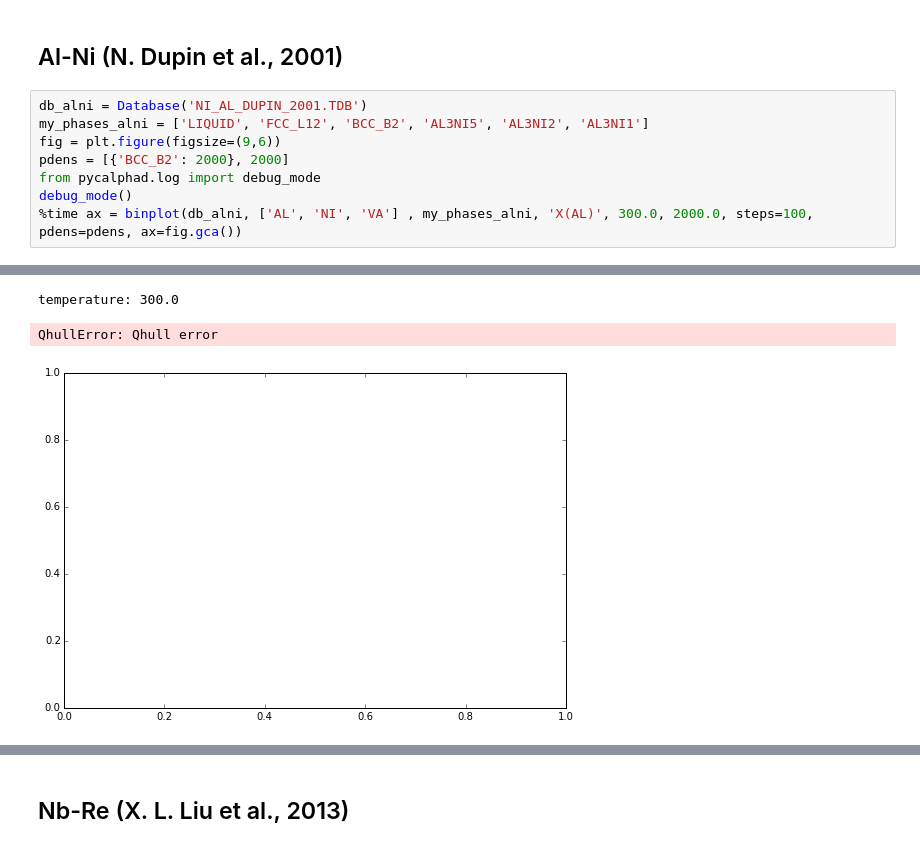
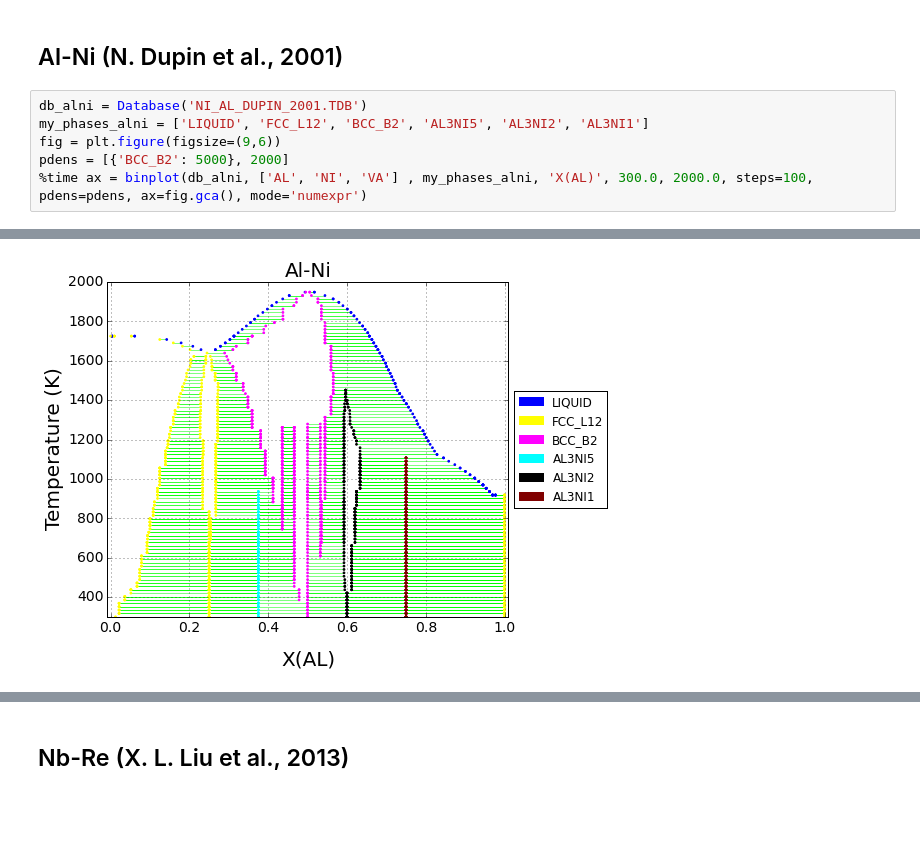
Before and after one commit to pycalphad/pycalphad, a Jupyter notebook: examples/BinaryExamples.ipynb, the cells around one changed output, grey strips where cells are left out. Cells and saved outputs as stored; diff of their text form; blank space fills up the shorter version.

```diff
--- a/examples/BinaryExamples.ipynb
+++ b/examples/BinaryExamples.ipynb
@@ -42,8 +43,6 @@ Wall time: 57.9 s
 db_alni = Database('NI_AL_DUPIN_2001.TDB')
 my_phases_alni = ['LIQUID', 'FCC_L12', 'BCC_B2', 'AL3NI5', 'AL3NI2', 'AL3NI1']
 fig = plt.figure(figsize=(9,6))
-pdens = [{'BCC_B2': 2000}, 2000]
-from pycalphad.log import debug_mode
-debug_mode()
-%time ax = binplot(db_alni, ['AL', 'NI', 'VA'] , my_phases_alni, 'X(AL)', 300.0, 2000.0, steps=100, pdens=pdens, ax=fig.gca())
+pdens = [{'BCC_B2': 5000}, 2000]
+%time ax = binplot(db_alni, ['AL', 'NI', 'VA'] , my_phases_alni, 'X(AL)', 300.0, 2000.0, steps=100, pdens=pdens, ax=fig.gca(), mode='numexpr')
 # %% [output]
@@ -62,6 +51,4 @@ pycalphad DEBUG 2015-03-30 17:14:09,931 [energy_surf 210] vacancy_indices: None
-temperature: 300.0
-QhullError: Qhull error
-[figure, old version]
+[figure, new version]
 # %%
 from pycalphad import energy_surf
 import numpy as np
```
Also changed, not shown: parts of 6 cells of this notebook, 41 other files.
